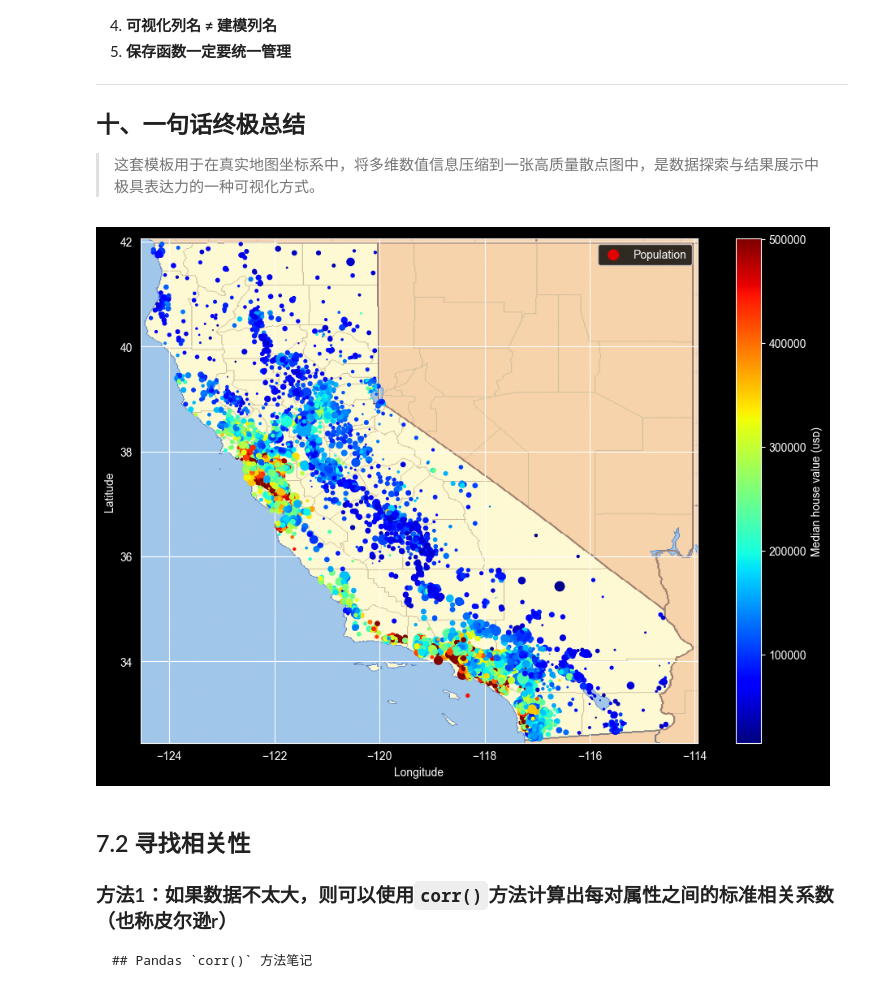
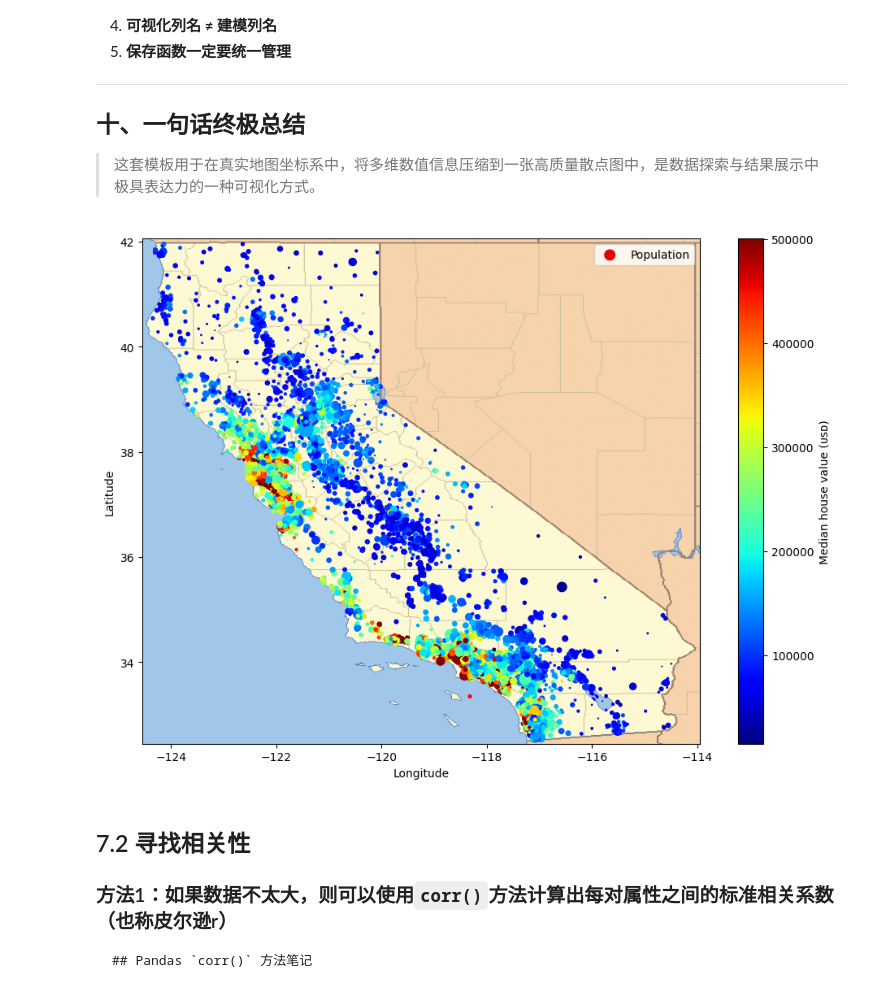
Before and after one commit to machao318927/Hands-On-Machine-Learning, a Jupyter notebook: my-study/02_End-to-end Machine Learning project.ipynb, the cells around one changed output. Saved outputs shown, nothing was run; the diff lists cells and outputs as text; code cells hidden in the pictures.

```diff
--- a/my-study/02_End-to-end Machine Learning project.ipynb
+++ b/my-study/02_End-to-end Machine Learning project.ipynb
@@ -332,6 +329,7 @@ housing.describe()
 # %%
 import matplotlib.pyplot as plt
 
+plt.style.use("default")
 housing.hist(bins=50, figsize=(12,8))
 plt.show()
 # %% [output]
@@ -1050,6 +1048,7 @@ None
 ## 7.1 可视化数据
 * 创建所有地区的散点图来可视化数据
 # %%
+plt.style.use("default")
 housing.plot(kind="scatter", x="longitude", y = "latitude", grid=True) # kind 用来指定“用什么类型的图来画数据”。散点图（Scatter Plot）
 plt.show()
 # %% [output]
@@ -1057,4 +1056,5 @@ plt.show()
 # %%
+plt.style.use("default")
 housing.plot(kind="scatter", x="longitude", y = "latitude", grid=True, alpha=0.2) # alpha 表示“透明度”,alpha = 1.0 → 完全不透明
 plt.show()
 # %% [output]
@@ -1062,4 +1062,5 @@ plt.show()
 # %%
+plt.style.use("default")
 housing.plot(kind="scatter", x="longitude", y = "latitude", grid=True,
              s=housing["population"] / 100, label="population", # s：scatter中**点的面积**大小,用 人口数 / 100 来缩放, 给“点大小”这个含义一个标签
              c="housing_median_age", cmap="jet", colorbar=True, # c 表示 用哪一列来映射颜色，房价越高 → 颜色越偏向色带的高端；cmap：颜色映射方案（colormap）；"jet" 是一种经典的连续色带：蓝 → 绿 → 黄 → 红；colorbar=True，在图右侧显示 颜色条，颜色 ↔ 数值（房价）的对应关系
@@ -1220,7 +1221,7 @@ plt.show()
 > 这套模板用于在真实地图坐标系中，将多维数值信息压缩到一张高质量散点图中，是数据探索与结果展示中极具表达力的一种可视化方式。
 # %%
 # extra code – this cell generates the first figure in the chapter
-
+plt.style.use("default")
 # Download the California image
 # 图片保存路径
 IMAGES_PATH = Path() / "images" / "end_to_end_project"
@@ -1236,34 +1237,34 @@ def save_fig(fig_id, tight_layout=True, fig_extension="png", resolution=300):
 
 # 下载加州地图背景图片
 filename = "california.png"
 if not (IMAGES_PATH / filename).is_file():
     homl3_root = "https://github.com/ageron/handson-ml3/raw/main/"
     url = homl3_root + "images/end_to_end_project/" + filename
     print("Downloading", filename)
     urllib.request.urlretrieve(url, IMAGES_PATH / filename)
 
 # 数据列重命名
 housing_renamed = housing.rename(columns={
     "latitude": "Latitude", "longitude": "Longitude",
     "population": "Population",
     "median_house_value": "Median house value (ᴜsᴅ)"})
 housing_renamed.plot(
              kind="scatter", x="Longitude", y="Latitude",
              s=housing_renamed["Population"] / 100, label="Population",
              c="Median house value (ᴜsᴅ)", cmap="jet", colorbar=True,
              legend=True, sharex=False, figsize=(10, 7))
 
 # 叠加加州地图背景
 california_img = plt.imread(IMAGES_PATH / filename) # 读取地图图片
 axis = -124.55, -113.95, 32.45, 42.05 # 设置坐标轴范围，x_min, x_max, y_min, y_max
 plt.axis(axis)
 plt.imshow(california_img, extent=axis) # extent=axis：把图片“拉伸”到经纬度坐标范围
 
 # 保存并显示最终图像
 save_fig("california_housing_prices_plot")
 plt.show()
 # %% [output]
-[figure, old version]
+[figure, new version]
 # %% [markdown]
 ## 7.2 寻找相关性
 ### 方法1：如果数据不太大，则可以使用`corr()`方法计算出每对属性之间的标准相关系数（也称皮尔逊r）
```
Also changed, not shown: parts of 64 cells of this notebook, 2 other files.
